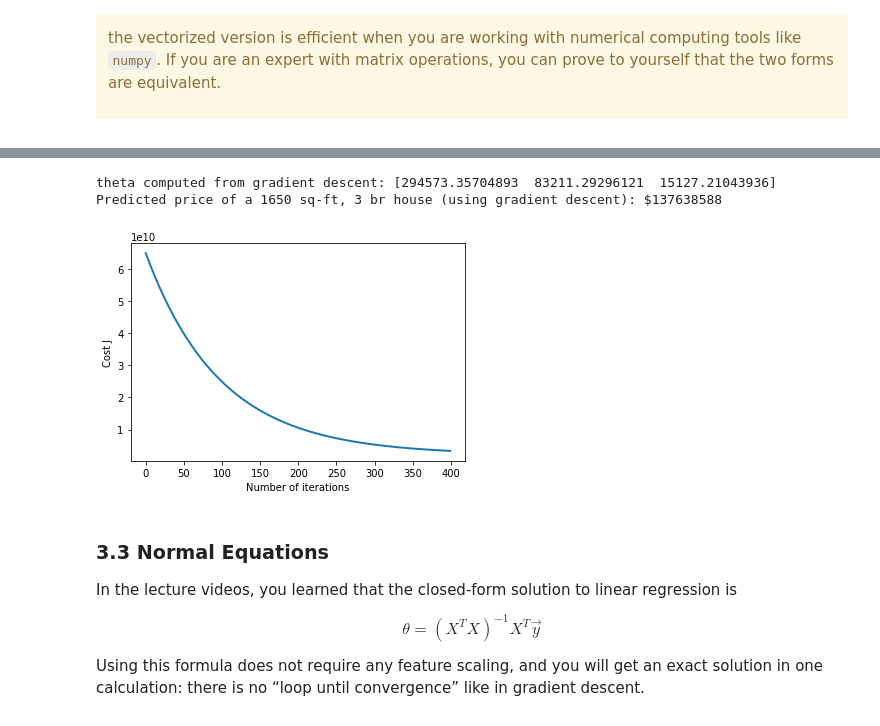
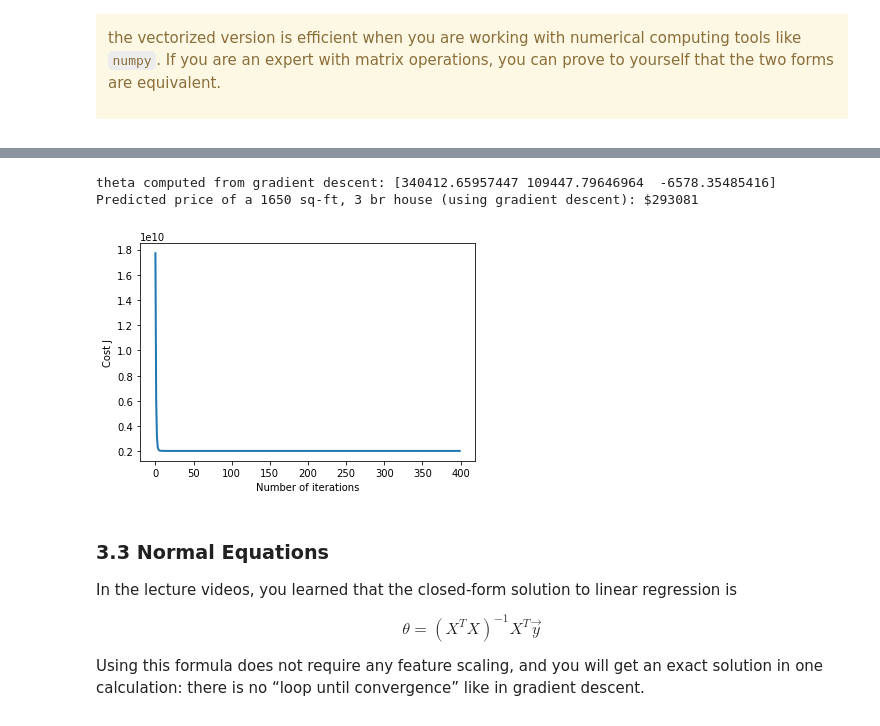
Before and after one commit to alantomjose/ML-QSTP-19, a Jupyter notebook: Task1/Task1.ipynb, the cells around one changed output, grey strips where cells are left out. Cells and saved outputs as stored; diff of their text form; code cells hidden in the pictures.

```diff
--- a/Task1/Task1.ipynb
+++ b/Task1/Task1.ipynb
@@ -244,12 +244,13 @@ def computeCost(X, y, theta):
     J = 0
 
     # ====================== YOUR CODE HERE =====================
-    for i in range(m):
-        J+=(X[i][0]*theta[0]+X[i][1]*theta[1]-y[i])**2
+    #for i in range(m):
+     #   J+=(X[i][0]*theta[0]+X[i][1]*theta[1]-y[i])**2
 
     J*=1/(2*m)
     #print(J)
-
+    s=np.power((X.dot(theta)-np.transpose(y)),2)
+    J=1/(2*m)*s.sum()
 
     # ===========================================================
     return J
@@ -592,16 +593,15 @@ def  featureNormalize(X):
     X_norm = X.copy()
     mu = np.zeros(X.shape[1])
     sigma = np.zeros(X.shape[1])
-
+    print(mu,sigma)
     # =========================== YOUR CODE HERE =====================
     mu[0]=np.mean(X[:,0])
     mu[1]=np.mean(X[:,1])
     sigma[0]=np.std(X[:,0])
     sigma[1]=np.std(X[:,1])
-    X_norm=X-mu
-    X_norm[:,0]/=sigma[0]
-    X_norm[:,1]/=sigma[1]
-
+    X_norm=(X-mu)/sigma
+    #X_norm[:,0]/=sigma[0]
+    #X_norm[:,1]/=sigma[1]
 
     # ================================================================
     return X_norm, mu, sigma
@@ -684,7 +685,7 @@ def computeCostMulti(X, y, theta):
     J = 0
 
     # ======================= YOUR CODE HERE ===========================
-    J=np.sum((np.dot(X,np.transpose(theta))-y)**2)
+    J=np.sum((X.dot(theta)-y)**2)
     J*=1/(2*m)
 
     # ==================================================================
@@ -795,39 +796,40 @@ Finally, you should complete the code at the end to predict the price
 of a 1650 sq-ft, 3 br house.
 
 Hint
 ----
 At prediction, make sure you do the same feature normalization.
 """
 # Choose some alpha value - change this
-alpha = 0.005
+alpha = 0.5
 num_iters = 400
 
 # init theta and run gradient descent
 theta = np.zeros(3)
 theta, J_history = gradientDescentMulti(X, y, theta, alpha, num_iters)
 
 # Plot the convergence graph
 pyplot.plot(np.arange(len(J_history)), J_history, lw=2)
 pyplot.xlabel('Number of iterations')
 pyplot.ylabel('Cost J')
 
 # Display the gradient descent's result
 print('theta computed from gradient descent: {:s}'.format(str(theta)))
 
 # Estimate the price of a 1650 sq-ft, 3 br house
 # ======================= YOUR CODE HERE ===========================
 # Recall that the first column of X is all-ones.
 # Thus, it does not need to be normalized.
-
-price = theta[0] + theta[1]*1650 + theta[2]*3  # You should change this
+sq=(1650-mu[0])/sigma[0]
+br=(3-mu[1])/sigma[1]
+price = theta[0] + theta[1]*sq + theta[2]*br  # You should change this
 
 # ===================================================================
 
 print('Predicted price of a 1650 sq-ft, 3 br house (using gradient descent): ${:.0f}'.format(price))
 # %% [output]
-theta computed from gradient descent: [294573.35704893  83211.29296121  15127.21043936]
-Predicted price of a 1650 sq-ft, 3 br house (using gradient descent): $137638588
+theta computed from gradient descent: [340412.65957447 109447.79646964  -6578.35485416]
+Predicted price of a 1650 sq-ft, 3 br house (using gradient descent): $293081
-[figure, old version]
+[figure, new version]
 # %% [markdown]
 <a id="section7"></a>
 ### 3.3 Normal Equations
```
Also changed, not shown: parts of 5 cells of this notebook.
